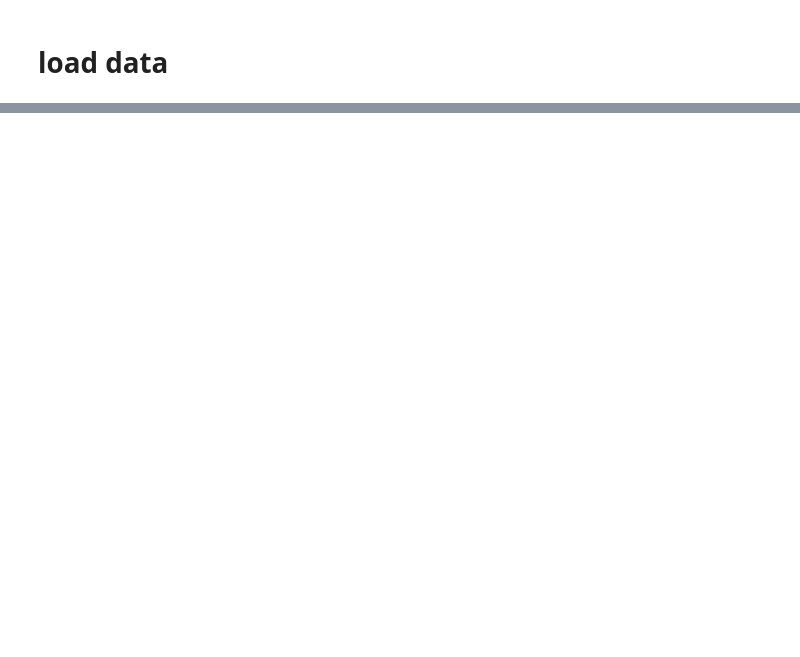
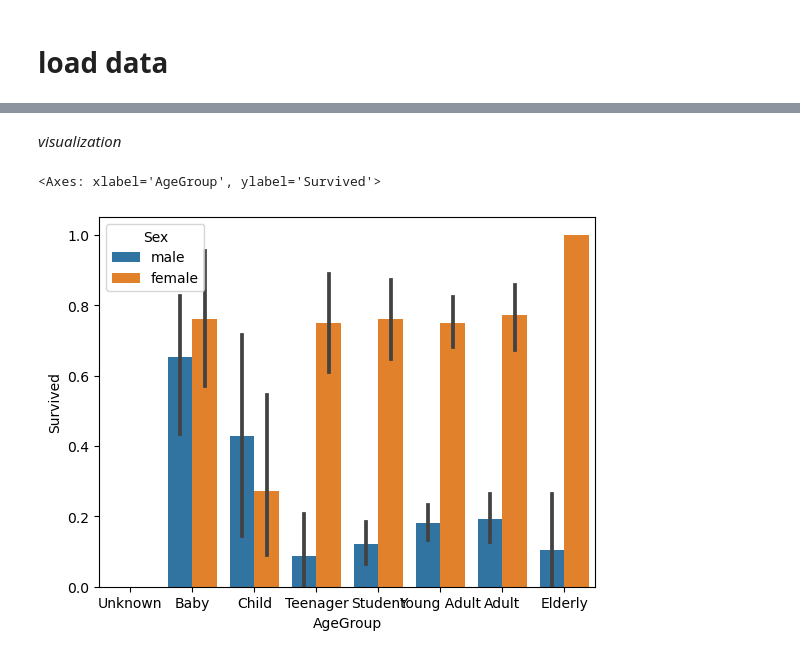
Before and after one commit to Tershire/Python_ML, a Jupyter notebook: S02/L045_titanic_survivor_prediction.ipynb, the cells around one changed output, grey strips where cells are left out. Cells and saved outputs as stored; diff of their text form; code cells hidden in the pictures; blank space fills up the shorter version.

```diff
--- a/S02/L045_titanic_survivor_prediction.ipynb
+++ b/S02/L045_titanic_survivor_prediction.ipynb
@@ -28,0 +169,26 @@ display(titanic_df)
+# %%
+# add "AgeGroup" feature
+def assign_age_group(age):
+    age_group = ""
+    if age <= -1: age_group = "Unknown"
+    elif age <= 5: age_group = "Baby"
+    elif age <= 12: age_group = "Child"
+    elif age <= 18: age_group = "Teenager"
+    elif age <= 25: age_group = "Student"
+    elif age <= 35: age_group = "Young Adult"
+    elif age <= 60: age_group = "Adult"
+    else: age_group = "Elderly"
+
+    return age_group
+
+age_group_names = ["Unknown", "Baby", "Child", "Teenager", "Student", "Young Adult", "Adult", "Elderly"]
+
+# add to df
+titanic_df["AgeGroup"] = titanic_df["Age"].apply(lambda x: assign_age_group(x))
+# %% [markdown]
+*visualization*
+# %%
+sns.barplot(x="AgeGroup", y="Survived", hue="Sex", data=titanic_df, order=age_group_names)
+# %% [output]
+<Axes: xlabel='AgeGroup', ylabel='Survived'>
+[figure, added]
```
Also changed, not shown: parts of 23 cells of this notebook.
